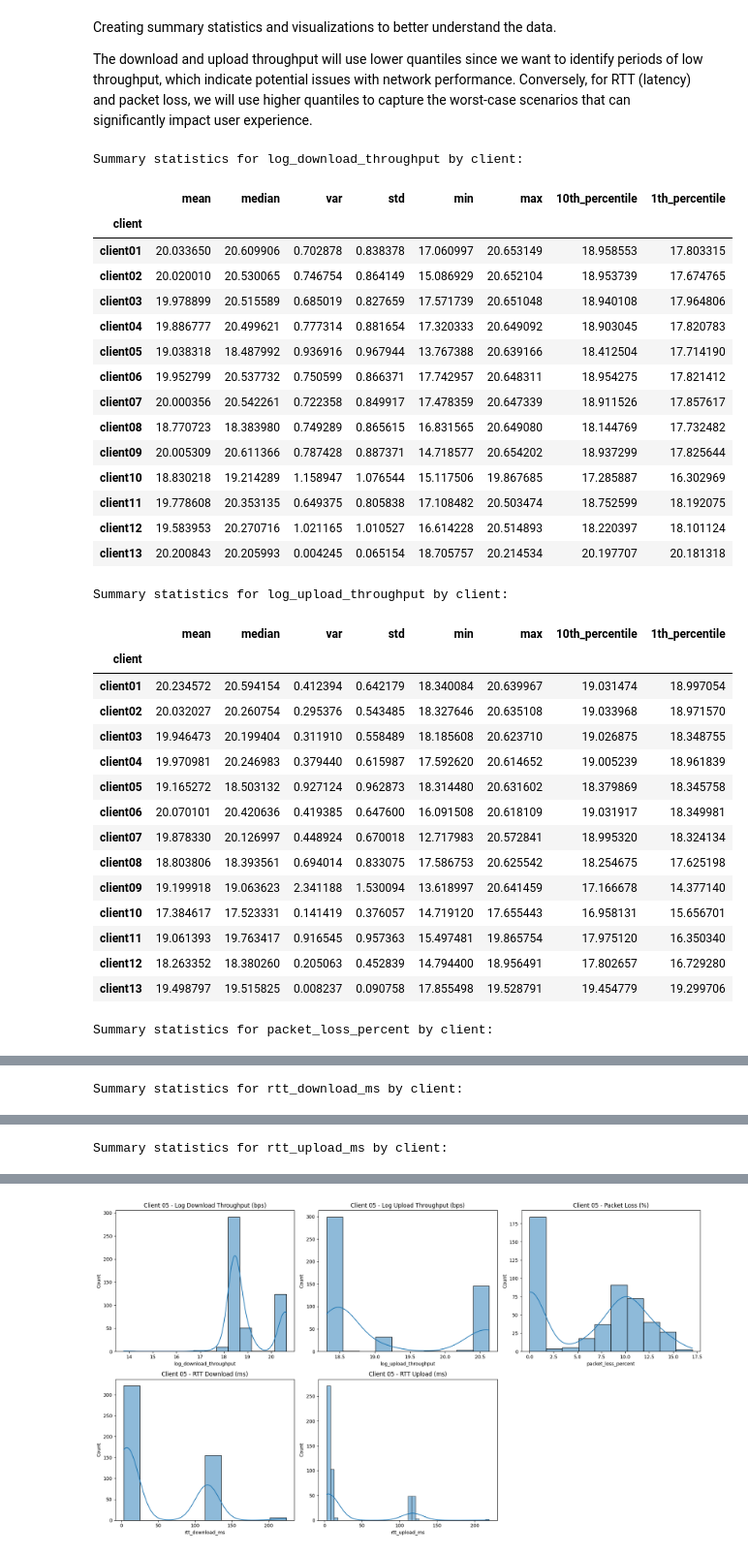
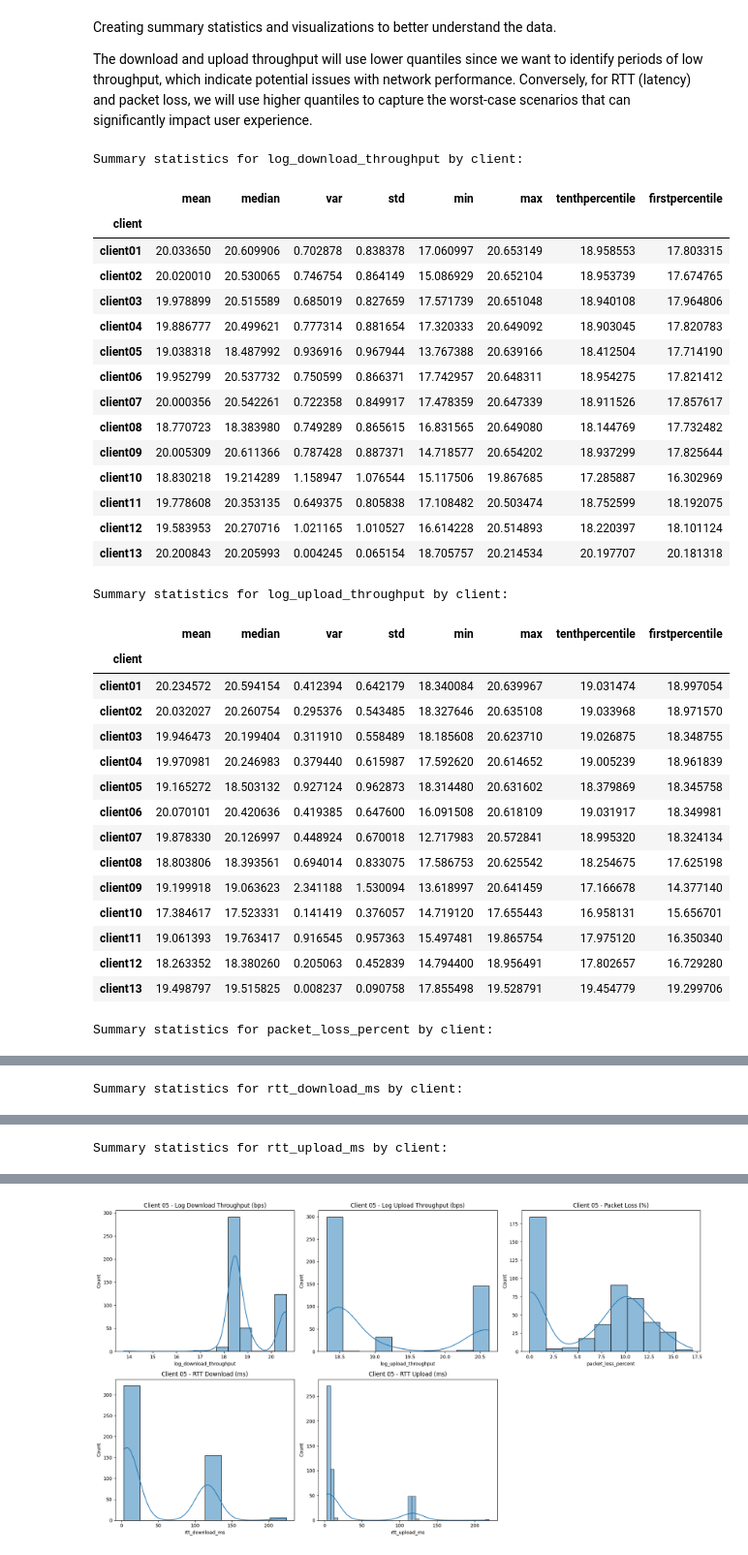
Before and after one commit to carloshenriquefbf/statistics-and-probabilistic-models, a Jupyter notebook: trab1.ipynb, the cells around one changed output, grey strips where cells are left out. Shown at 97% size. Drawn from its saved outputs; the diff is of its cells as text; code cells hidden in the pictures.

```diff
--- a/trab1.ipynb
+++ b/trab1.ipynb
@@ -185,6 +300,13 @@ high_quantiles = [90, 99]
 
 low_value_metrics = ['log_download_throughput', 'log_upload_throughput']
 low_quantiles = [10, 1]
+
+q_mapped = {
+    90: 'ninetiethpercentile',
+    99: 'ninetyninthpercentile',
+    10: 'tenthpercentile',
+    1: 'firstpercentile'
+}
 
 summary_stats = {}
 
@@ -202,21 +324,22 @@ for metric in metrics:
 
     # Estatísticas por cliente
     client_stats = df_group_client[metric].agg(agg_funcs)
-    client_stats.columns = stats + [f'{q}th_percentile' for q in quantiles]
+    client_stats.columns = stats + [f'{q_mapped[q]}' for q in quantiles]
     summary_stats[metric]['by_client'] = client_stats
 
     # Estatísticas por servidor
     server_stats = df_group_server[metric].agg(agg_funcs)
-    server_stats.columns = stats + [f'{q}th_percentile' for q in quantiles]
+    server_stats.columns = stats + [f'{q_mapped[q]}' for q in quantiles]
     summary_stats[metric]['by_server'] = server_stats
 # %%
 for metric in metrics:
     print(f"Summary statistics for {metric} by client:")
     display(summary_stats[metric]['by_client'])
+    summary_stats[metric]['by_client'].to_csv(f'summary_stats_{metric}_by_client.csv')
     print("\n")
 # %% [output]
 Summary statistics for log_download_throughput by client:
-|  | mean | median | var | std | min | max | 10th_percentile | 1th_percentile |
+|  | mean | median | var | std | min | max | tenthpercentile | firstpercentile |
 | client |  |  |  |  |  |  |  |  |
 | client01 | 20.033650 | 20.609906 | 0.702878 | 0.838378 | 17.060997 | 20.653149 | 18.958553 | 17.803315 |
 | client02 | 20.020010 | 20.530065 | 0.746754 | 0.864149 | 15.086929 | 20.652104 | 18.953739 | 17.674765 |
@@ -232,7 +355,7 @@ Summary statistics for log_download_throughput by client:
 | client12 | 19.583953 | 20.270716 | 1.021165 | 1.010527 | 16.614228 | 20.514893 | 18.220397 | 18.101124 |
 | client13 | 20.200843 | 20.205993 | 0.004245 | 0.065154 | 18.705757 | 20.214534 | 20.197707 | 20.181318 |
 Summary statistics for log_upload_throughput by client:
-|  | mean | median | var | std | min | max | 10th_percentile | 1th_percentile |
+|  | mean | median | var | std | min | max | tenthpercentile | firstpercentile |
 | client |  |  |  |  |  |  |  |  |
 | client01 | 20.234572 | 20.594154 | 0.412394 | 0.642179 | 18.340084 | 20.639967 | 19.031474 | 18.997054 |
 | client02 | 20.032027 | 20.260754 | 0.295376 | 0.543485 | 18.327646 | 20.635108 | 19.033968 | 18.971570 |
```
Also changed, not shown: parts of 17 cells of this notebook.
